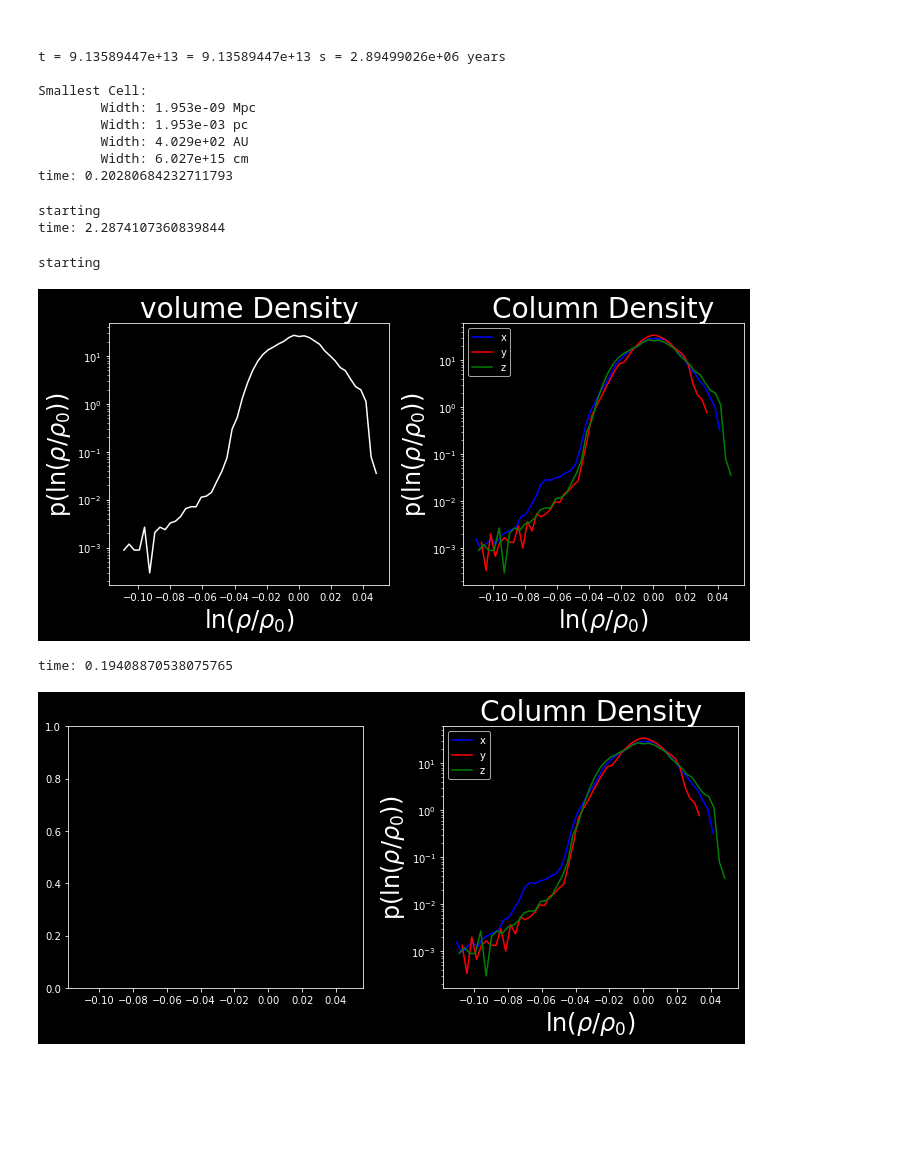
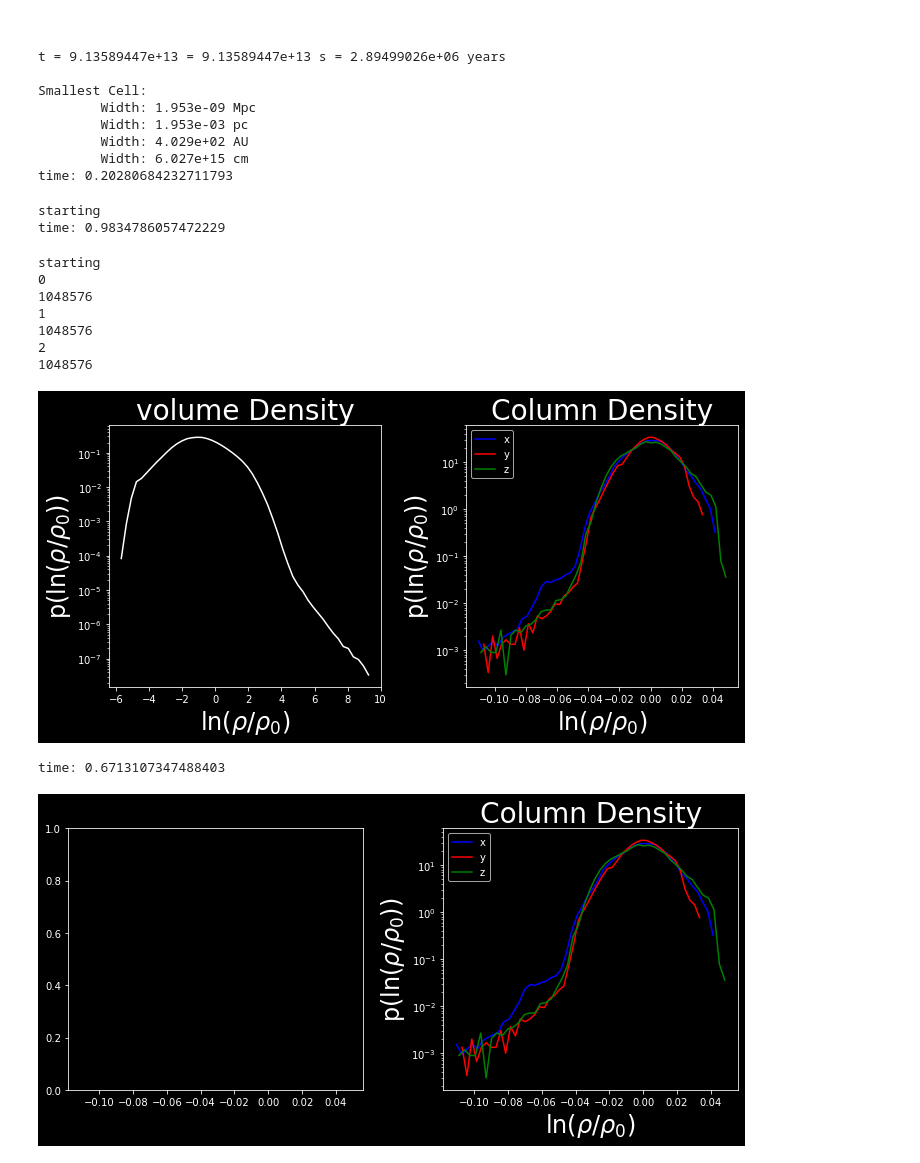
Before and after one commit to Kiihne/PDF-kiihne, a Jupyter notebook: covering_grid.ipynb, the cells around one changed output. Drawn from its saved outputs; the diff is of its cells as text; code cells hidden in the pictures; blank space fills up the shorter version.

Commit message:
renamed variables to fix background issue

```diff
--- a/covering_grid.ipynb
+++ b/covering_grid.ipynb
@@ -43,73 +43,73 @@ time: 0.20280684232711793
 start = time.time()
 print('starting')
 
-den = level2['density']
-den_flat= den.flatten()
-den_mean = np.mean(den_flat)
-log_den = np.log(den_flat/den_mean)
+#den = level2['density']
+den_flat_v= den.flatten()
+den_mean_v = np.mean(den_flat_v)
+log_den_v = np.log(den_flat_v/den_mean_v)
 
 end = time.time()
 print("time:",(end-start)/60)
 # %% [output]
 starting
-time: 2.2874107360839844
+time: 0.9834786057472229
 # %%
 #graphing 0116 part 3
 start = time.time()
 print('starting')
 
-
-counts_v, binS_v = np.histogram(log_den,bins=50, density = True)
+counts_v, binS_v = np.histogram(log_den_v,bins=50, density = True)
 bin_list = []
 for i in range(len(binS_v)-1):
     bin_i=(binS_v[i]+binS_v[i+1])/2
     bin_list.append(bin_i)
 
-
-fig, ax = plt.subplots(nrows=1,ncols=2, sharex=True,figsize=(10,5))
+fig, ax = plt.subplots(nrows=1,ncols=2, sharex=False,figsize=(10,5))
 ax[0].plot(bin_list, counts_v, color = 'w')
 ax[0].set_yscale('log')
 ax[0].set_xlabel(r'ln($\rho/\rho_0$)', size=24)
 ax[0].set_ylabel(r'p(ln($\rho/\rho_0$))', size=24)
 ax[0].set_title('volume Density', size = 28)
 
-plt.tight_layout()
-plt.style.use('dark_background')
-plt.savefig('column_den test', bbox_inches='tight')
-
-
 
 color_list = ('b', 'r', 'g')
 
 for a in (range(3)):
-    den_0 = np.sum(den, axis = a)
-    den_flat = np.log(den_0.flatten())
-    den_mean = np.mean(den_flat)
-    log_den = np.log(den_flat/den_mean)
-    counts, binS = np.histogram(log_den,bins=50, density= True)
+    print(a)
+    den_d = np.sum(den, axis = a)
+    den_flat_d = np.log(den_d.flatten())
+    print(len(den_flat_d))
+    den_mean_d = np.mean(den_flat_d)
+    log_den_d = np.log(den_flat_d/den_mean_d)
+    counts_d, binS_d = np.histogram(log_den_d,bins=50, density= True)
 
     bin_list = []
-    for i in range(len(binS)-1):
-        bin_i=(binS[i]+binS[i+1])/2
+    for i in range(len(binS_d)-1):
+        bin_i=(binS_d[i]+binS_d[i+1])/2
         bin_list.append(bin_i)
     ax[1].set_xlabel(r'ln($\rho/\rho_0$)', size=24)
     ax[1].set_ylabel(r'p(ln($\rho/\rho_0$))', size=24)
     ax[1].set_title('Column Density', size = 28)
-    ax[1].plot(bin_list, counts, color = color_list[a])
+    ax[1].plot(bin_list, counts_d, color = color_list[a])
     ax[1].set_yscale('log')
 
 
 ax[1].legend([ 'x', 'y', 'z'])
 
 plt.tight_layout()
-plt.style.use('dark_background')
 plt.savefig('column_den test', bbox_inches='tight')
 plt.show()
 
 end = time.time()
 print("time:",(end-start)/60)
 # %% [output]
 starting
+0
+1048576
+1
+1048576
+2
+1048576
-[figure, old version]
+[figure, new version]
-time: 0.19408870538075765
+time: 0.6713107347488403
 # %%
```
Also changed, not shown: parts of 1 cell of this notebook.
